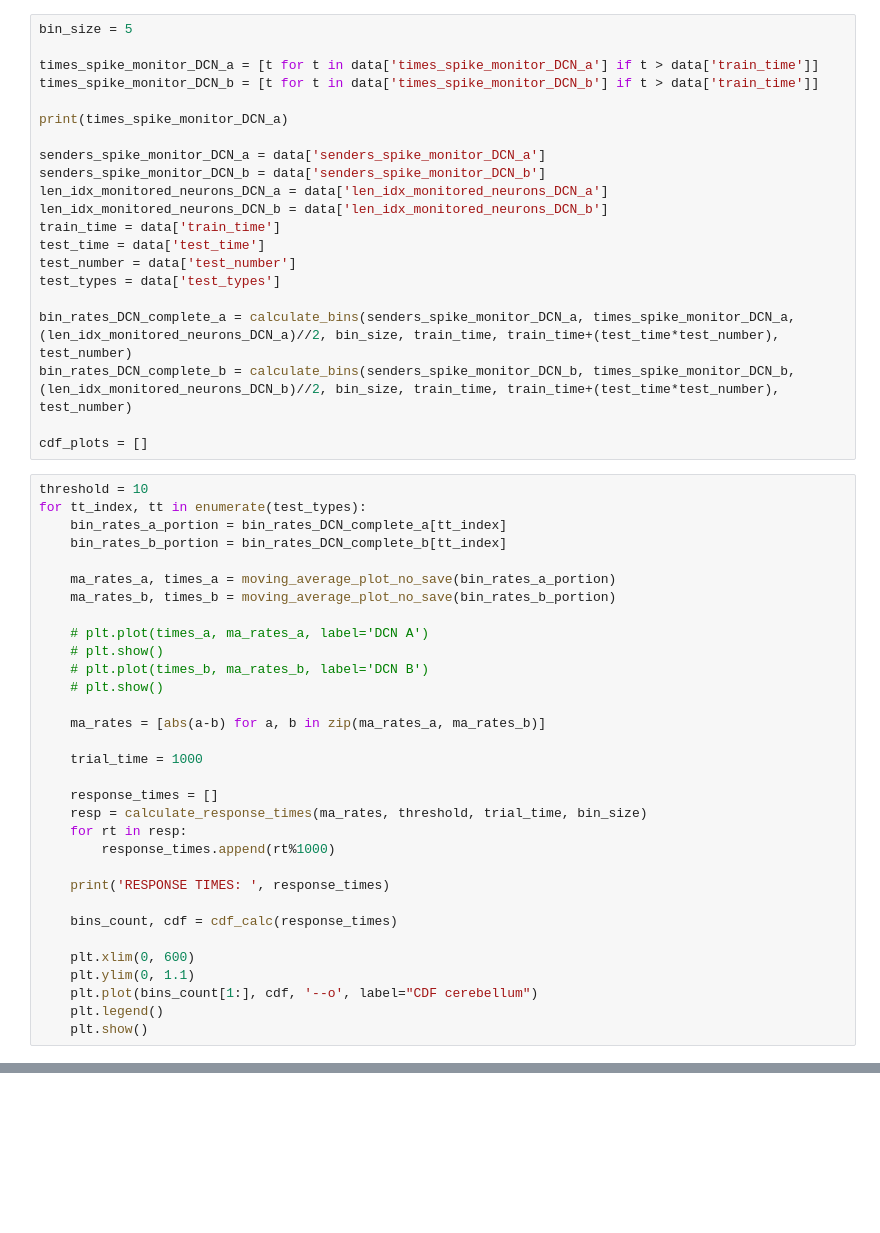
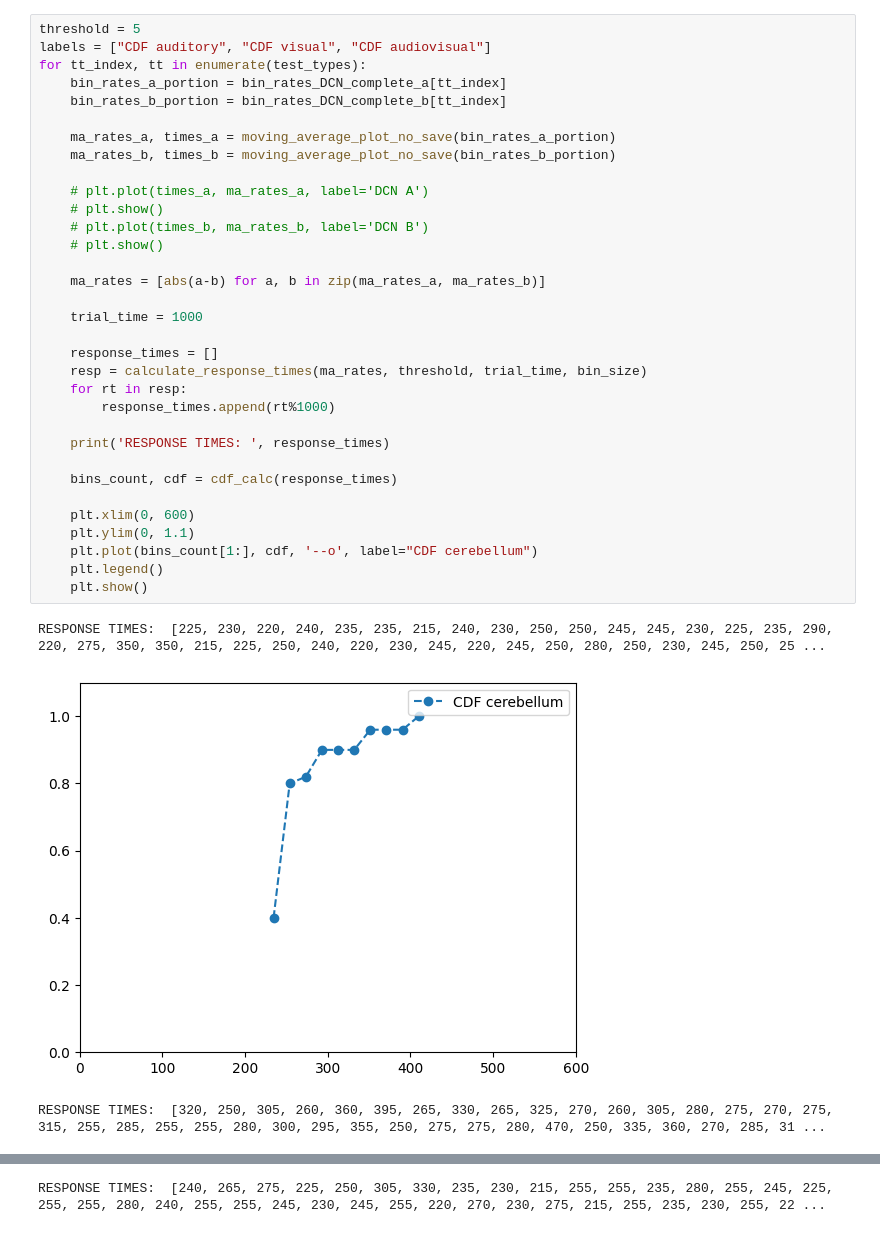
Before and after one commit to wakephul/musin-backend, a Jupyter notebook: test.ipynb, the cells around one changed output, grey strips where cells are left out. Drawn from its saved outputs; the diff is of its cells as text; blank space fills up the shorter version.

```diff
--- a/test.ipynb
+++ b/test.ipynb
@@ -102,53 +127,37 @@ def cdf_calc(data):
-# %%
-bin_size = 5
-
-times_spike_monitor_DCN_a = [t for t in data['times_spike_monitor_DCN_a'] if t > data['train_time']]
-times_spike_monitor_DCN_b = [t for t in data['times_spike_monitor_DCN_b'] if t > data['train_time']]
-
-print(times_spike_monitor_DCN_a)
-
-senders_spike_monitor_DCN_a = data['senders_spike_monitor_DCN_a']
-senders_spike_monitor_DCN_b = data['senders_spike_monitor_DCN_b']
-len_idx_monitored_neurons_DCN_a = data['len_idx_monitored_neurons_DCN_a']
-len_idx_monitored_neurons_DCN_b = data['len_idx_monitored_neurons_DCN_b']
-train_time = data['train_time']
-test_time = data['test_time']
-test_number = data['test_number']
-test_types = data['test_types']
-
-bin_rates_DCN_complete_a = calculate_bins(senders_spike_monitor_DCN_a, times_spike_monitor_DCN_a, (len_idx_monitored_neurons_DCN_a)//2, bin_size, train_time, train_time+(test_time*test_number), test_number)
-bin_rates_DCN_complete_b = calculate_bins(senders_spike_monitor_DCN_b, times_spike_monitor_DCN_b, (len_idx_monitored_neurons_DCN_b)//2, bin_size, train_time, train_time+(test_time*test_number), test_number)
-
-cdf_plots = []
 # %%
-threshold = 10
+threshold = 5
+labels = ["CDF auditory", "CDF visual", "CDF audiovisual"]
 for tt_index, tt in enumerate(test_types):
     bin_rates_a_portion = bin_rates_DCN_complete_a[tt_index]
     bin_rates_b_portion = bin_rates_DCN_complete_b[tt_index]
 
     ma_rates_a, times_a = moving_average_plot_no_save(bin_rates_a_portion)
     ma_rates_b, times_b = moving_average_plot_no_save(bin_rates_b_portion)
 
     # plt.plot(times_a, ma_rates_a, label='DCN A')
     # plt.show()
     # plt.plot(times_b, ma_rates_b, label='DCN B')
     # plt.show()
 
     ma_rates = [abs(a-b) for a, b in zip(ma_rates_a, ma_rates_b)]
 
     trial_time = 1000
 
     response_times = []
     resp = calculate_response_times(ma_rates, threshold, trial_time, bin_size)
     for rt in resp:
         response_times.append(rt%1000)
 
     print('RESPONSE TIMES: ', response_times)
 
     bins_count, cdf = cdf_calc(response_times)
 
     plt.xlim(0, 600)
     plt.ylim(0, 1.1)
     plt.plot(bins_count[1:], cdf, '--o', label="CDF cerebellum")
     plt.legend()
     plt.show()
+# %% [output]
+RESPONSE TIMES:  [225, 230, 220, 240, 235, 235, 215, 240, 230, 250, 250, 245, 245, 230, 225, 235, 290, 220, 275, 350, 350, 215, 225, 250, 240, 220, 230, 245, 220, 245, 250, 280, 250, 230, 245, 250, 25 ...
+[figure, added]
+RESPONSE TIMES:  [320, 250, 305, 260, 360, 395, 265, 330, 265, 325, 270, 260, 305, 280, 275, 270, 275, 315, 255, 285, 255, 255, 280, 300, 295, 355, 250, 275, 275, 280, 470, 250, 335, 360, 270, 285, 31 ...
@@ -154,0 +165 @@ for tt_index, tt in enumerate(test_types):
+RESPONSE TIMES:  [240, 265, 275, 225, 250, 305, 330, 235, 230, 215, 255, 255, 235, 280, 255, 245, 225, 255, 255, 280, 240, 255, 255, 245, 230, 245, 255, 220, 270, 230, 275, 215, 255, 235, 230, 255, 22 ...
```
Also changed, not shown: parts of 5 cells of this notebook, 10 other files.
